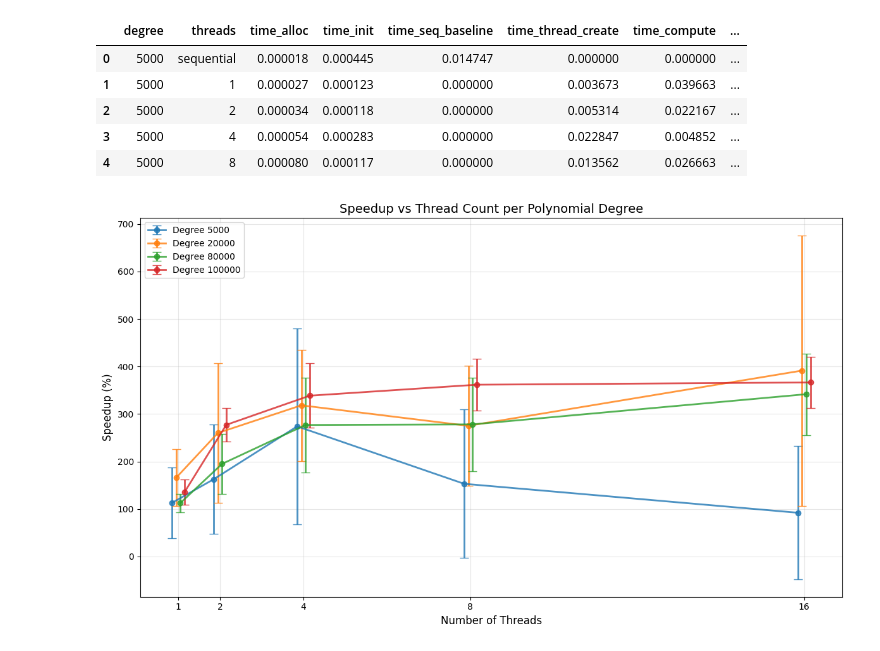
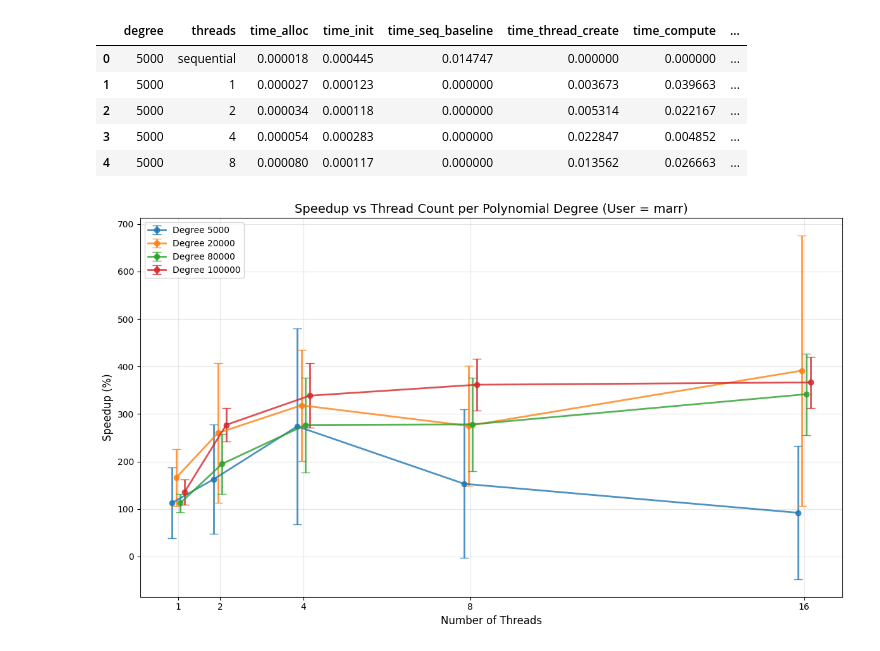
Before and after one commit to marrln/Thread-Experiments, a Jupyter notebook: 1_1_polynomial_multiplication/plotter_1_1.ipynb, the cells around one changed output. Saved outputs shown, nothing was run; the diff lists cells and outputs as text; code cells hidden in the pictures.

```diff
--- a/1_1_polynomial_multiplication/plotter_1_1.ipynb
+++ b/1_1_polynomial_multiplication/plotter_1_1.ipynb
@@ -19,57 +19,94 @@ os.makedirs('plots', exist_ok=True)
 # %%
 # Calculate speedup (sequential time / parallel time)
 speedup_data = []
 
 for degree in res_1_df['degree'].unique():
     degree_data = res_1_df[res_1_df['degree'] == degree]
     seq_time = degree_data[degree_data['threads'] == 'sequential']['time_total'].values
 
     if len(seq_time) > 0:
         seq_time = seq_time[0]
         for _, row in degree_data[degree_data['threads'] != 'sequential'].iterrows():
             speedup = seq_time / row['time_total']
             speedup_data.append({
                 'degree': degree,
                 'threads': int(row['threads']),
-                'speedup': speedup
+                'speedup': speedup,
+                'user': row['user']
             })
 
 speedup_df = pd.DataFrame(speedup_data)
 
-# Calculate mean and std for speedup across multiple runs
-speedup_stats = speedup_df.groupby(['degree', 'threads'])['speedup'].agg(['mean', 'std']).reset_index()
+# Get unique users
+unique_users = speedup_df['user'].unique()
 
-# Convert to percentage
-speedup_stats['mean_pct'] = speedup_stats['mean'] * 100
-speedup_stats['std_pct'] = speedup_stats['std'] * 100
+# Create plots for each user
+for user in unique_users:
+    user_data = speedup_df[speedup_df['user'] == user]
+    speedup_stats = user_data.groupby(['degree', 'threads'])['speedup'].agg(['mean', 'std']).reset_index()
 
-# Plot speedup with error bars and jitter
-fig, ax = plt.subplots(figsize=(12, 7))
+    # Convert to percentage
+    speedup_stats['mean_pct'] = speedup_stats['mean'] * 100
+    speedup_stats['std_pct'] = speedup_stats['std'] * 100
 
-# Define jitter offset for each degree
-unique_degrees = sorted(speedup_stats['degree'].unique())
-jitter_offset = np.linspace(-0.15, 0.15, len(unique_degrees))
+    # Plot speedup with error bars and jitter
+    fig, ax = plt.subplots(figsize=(12, 7))
 
-for idx, degree in enumerate(unique_degrees):
-    degree_stats = speedup_stats[speedup_stats['degree'] == degree].copy()
-    # Add jitter to x positions
-    x_jitter = degree_stats['threads'] + jitter_offset[idx]
-    ax.errorbar(x_jitter, degree_stats['mean_pct'],
-                yerr=degree_stats['std_pct'], marker='o', label=f'Degree {int(degree)}',
-                linewidth=2, capsize=5, linestyle='-', alpha=0.8)
+    # Define jitter offset for each degree
+    unique_degrees = sorted(speedup_stats['degree'].unique())
+    jitter_offset = np.linspace(-0.15, 0.15, len(unique_degrees))
 
-ax.set_xlabel('Number of Threads', fontsize=12)
-ax.set_ylabel('Speedup (%)', fontsize=12)
-ax.set_title('Speedup vs Thread Count per Polynomial Degree', fontsize=14)
-ax.legend(fontsize=10)
-ax.grid(True, alpha=0.3)
-ax.set_xticks(sorted(speedup_stats['threads'].unique()))
+    for idx, degree in enumerate(unique_degrees):
+        degree_stats = speedup_stats[speedup_stats['degree'] == degree].copy()
+        # Add jitter to x positions
+        x_jitter = degree_stats['threads'] + jitter_offset[idx]
+        ax.errorbar(x_jitter, degree_stats['mean_pct'],
+                    yerr=degree_stats['std_pct'], marker='o', label=f'Degree {int(degree)}',
+                    linewidth=2, capsize=5, linestyle='-', alpha=0.8)
 
-plt.tight_layout()
-plt.savefig('plots/speedup_per_degree.png', dpi=300)
-plt.show()
+    ax.set_xlabel('Number of Threads', fontsize=12)
+    ax.set_ylabel('Speedup (%)', fontsize=12)
+    ax.set_title(f'Speedup vs Thread Count per Polynomial Degree (User = {user})', fontsize=14)
+    ax.legend(fontsize=10)
+    ax.grid(True, alpha=0.3)
+    ax.set_xticks(sorted(speedup_stats['threads'].unique()))
 
-print("\nSpeedup Statistics (Mean ± Std %):")
-print(speedup_stats[['degree', 'threads', 'mean_pct', 'std_pct']].to_string(index=False))
+    plt.tight_layout()
+    plt.savefig(f'plots/speedup_per_degree_{user}.png', dpi=300)
+    plt.show()
+
+# Create combined plot with all users
+if len(unique_users) > 1:
+    speedup_stats_all = speedup_df.groupby(['degree', 'threads', 'user'])['speedup'].agg(['mean', 'std']).reset_index()
+
+    # Convert to percentage
+    speedup_stats_all['mean_pct'] = speedup_stats_all['mean'] * 100
+    speedup_stats_all['std_pct'] = speedup_stats_all['std'] * 100
+
+    fig, ax = plt.subplots(figsize=(12, 7))
+
+    unique_degrees = sorted(speedup_stats_all['degree'].unique())
+    jitter_offset = np.linspace(-0.15, 0.15, len(unique_degrees))
+
+    for idx, degree in enumerate(unique_degrees):
+        degree_stats = speedup_stats_all[speedup_stats_all['degree'] == degree].copy()
+        x_jitter = degree_stats['threads'] + jitter_offset[idx]
+        ax.errorbar(x_jitter, degree_stats['mean_pct'],
+                    yerr=degree_stats['std_pct'], marker='o', label=f'Degree {int(degree)}',
+                    linewidth=2, capsize=5, linestyle='-', alpha=0.8)
+
+    ax.set_xlabel('Number of Threads', fontsize=12)
+    ax.set_ylabel('Speedup (%)', fontsize=12)
+    ax.set_title('Speedup vs Thread Count per Polynomial Degree (All Users)', fontsize=14)
+    ax.legend(fontsize=10)
+    ax.grid(True, alpha=0.3)
+    ax.set_xticks(sorted(speedup_stats_all['threads'].unique()))
+
+    plt.tight_layout()
+    plt.savefig('plots/speedup_per_degree_all_users.png', dpi=300)
+    plt.show()
+
+print(f"\nUnique users: {list(unique_users)}")
+print(f"Plots saved for each user and combined plot.")
 # %% [output]
-[figure, old version]
+[figure, new version]
```
Also changed, not shown: parts of 1 cell of this notebook.
